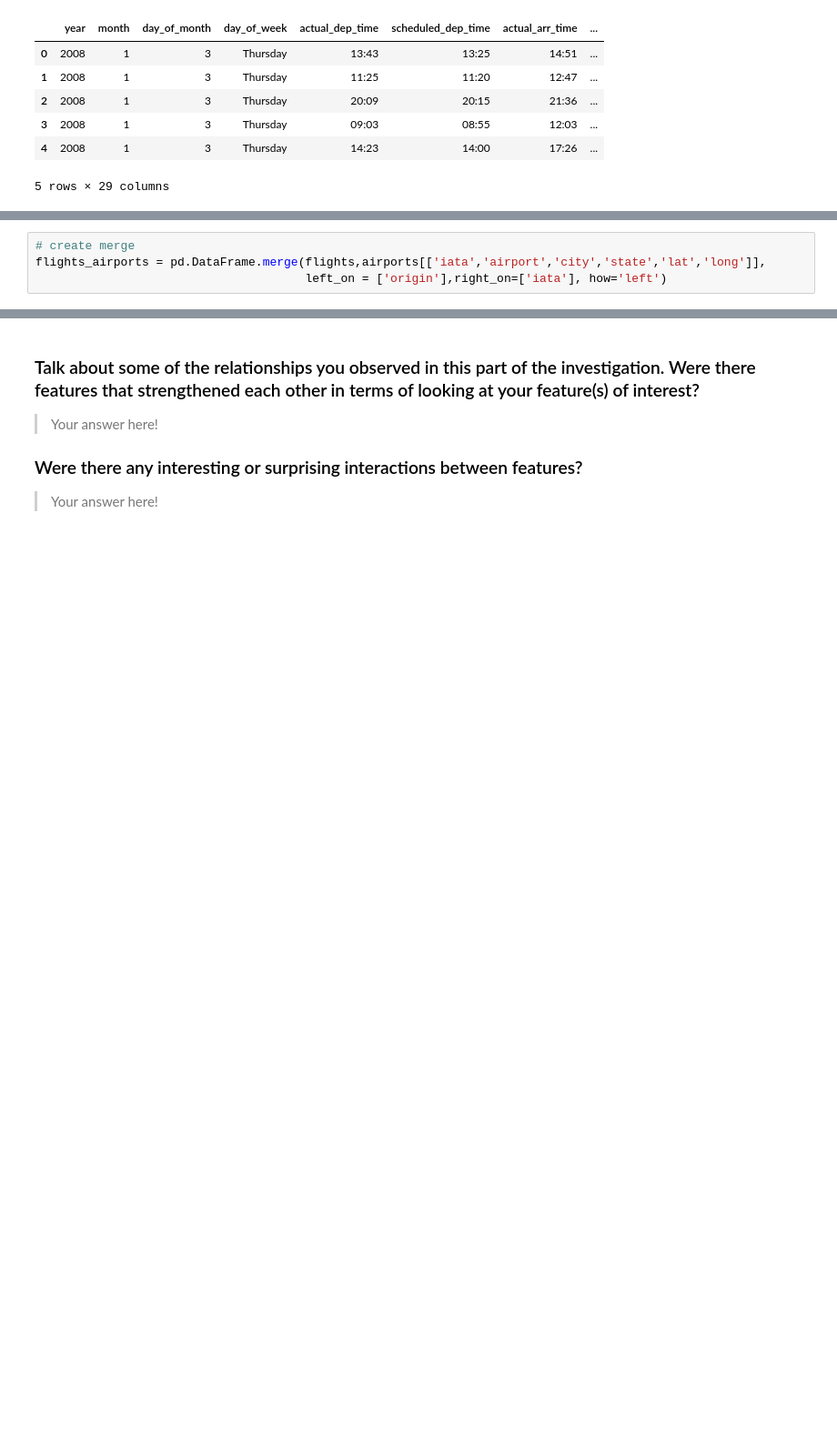
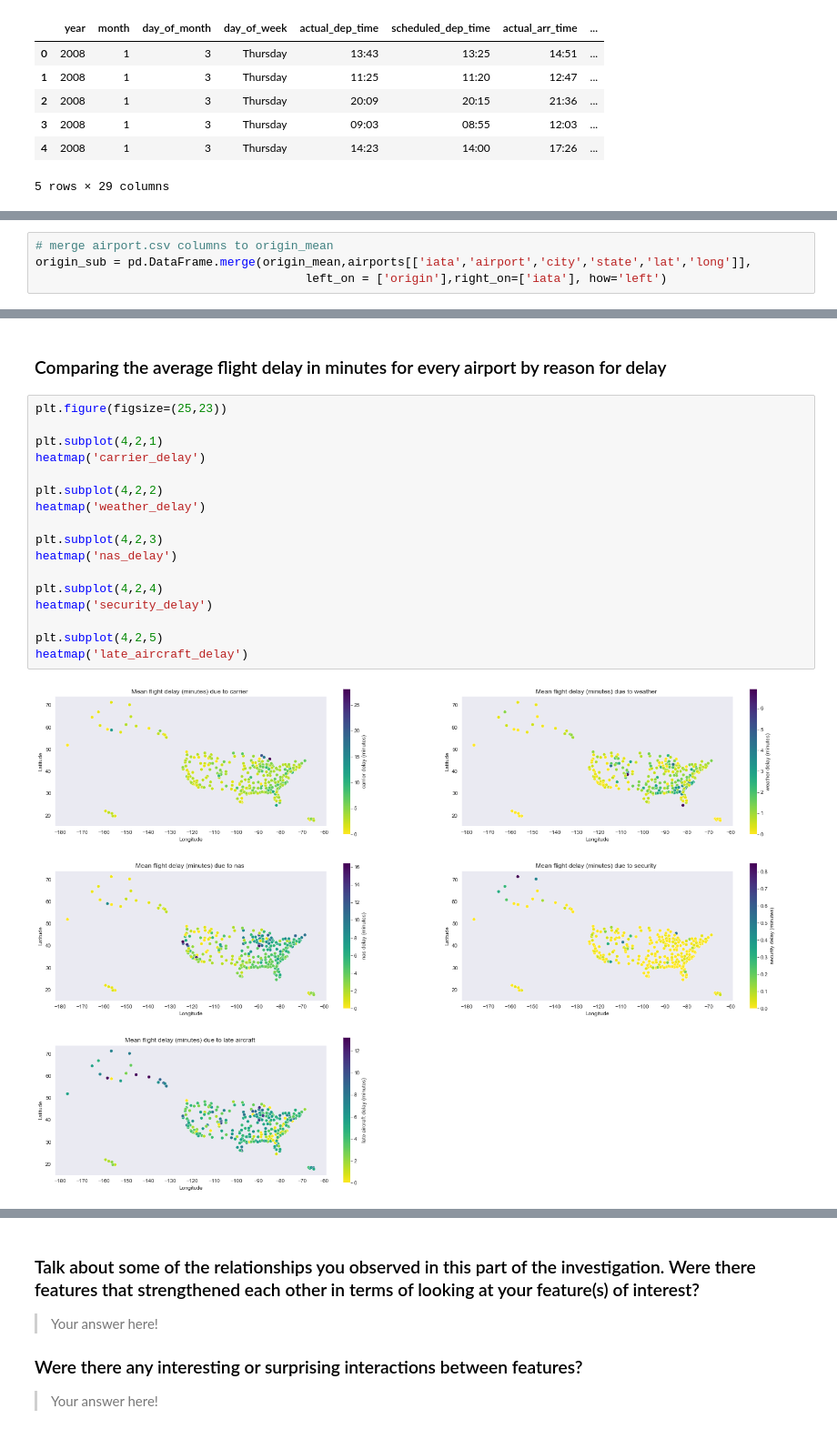
Before and after one commit to Vincentk-94/Communicate_data_findings, a Jupyter notebook: 2008 Flight Delays - Project.ipynb, the cells around one changed output, grey strips where cells are left out. Shown at 91% size. Cells and saved outputs as stored; diff of their text form; blank space fills up the shorter version.

```diff
--- a/2008 Flight Delays - Project.ipynb
+++ b/2008 Flight Delays - Project.ipynb
@@ -1211,4 +1225,4 @@ flights.head()
 # %%
-# create merge
-flights_airports = pd.DataFrame.merge(flights,airports[['iata','airport','city','state','lat','long']],
+# merge airport.csv columns to origin_mean
+origin_sub = pd.DataFrame.merge(origin_mean,airports[['iata','airport','city','state','lat','long']],
                                       left_on = ['origin'],right_on=['iata'], how='left')
@@ -1219,0 +1280,21 @@ sns.scatterplot(data=flights_airports,x='lat',y='long',hue='cancelled');
+# %% [markdown]
+### Comparing the average flight delay in minutes for every airport by reason for delay
+# %%
+plt.figure(figsize=(25,23))
+
+plt.subplot(4,2,1)
+heatmap('carrier_delay')
+
+plt.subplot(4,2,2)
+heatmap('weather_delay')
+
+plt.subplot(4,2,3)
+heatmap('nas_delay')
+
+plt.subplot(4,2,4)
+heatmap('security_delay')
+
+plt.subplot(4,2,5)
+heatmap('late_aircraft_delay')
+# %% [output]
+[figure, added]
```
Also changed, not shown: parts of 17 cells of this notebook.
